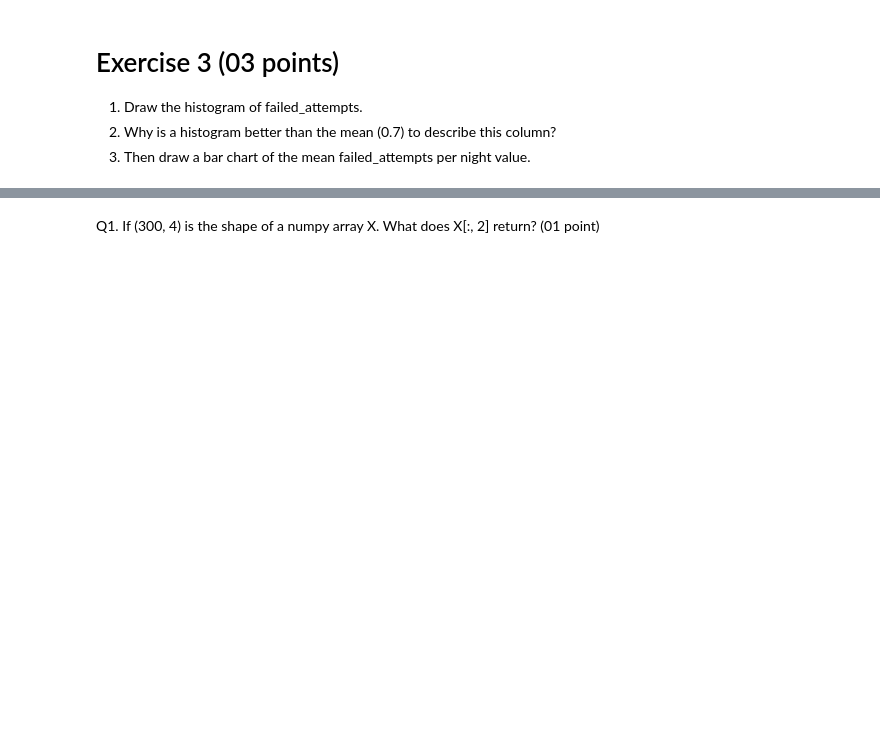
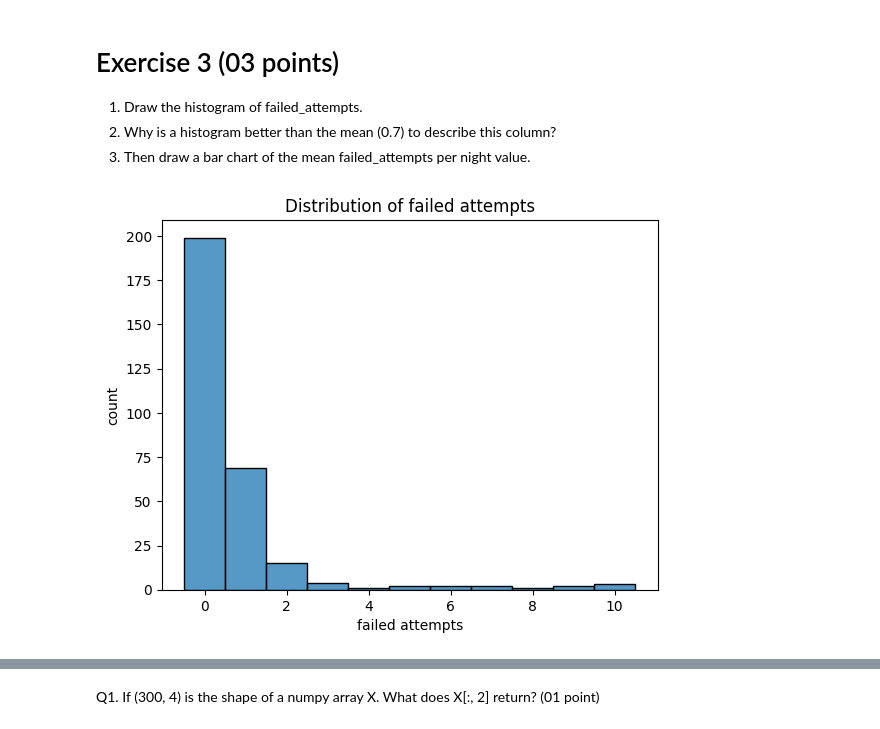
Before and after one commit to mouniboss/tp1, a Jupyter notebook: TP1.ipynb, the cells around one changed output, grey strips where cells are left out. Cells and saved outputs as stored; diff of their text form; code cells hidden in the pictures; blank space fills up the shorter version.

```diff
--- a/TP1.ipynb
+++ b/TP1.ipynb
@@ -78,6 +89,7 @@ log = pd.DataFrame({"user":    rng.choice(["ali", "sara", "yacine", "nour", "kar
 # Choose randomly 12 different indexes and set 12 integer values from [5,11[ in the feature "failed_attempt"
 
 # Write your code here
+log.loc[rng.choice(n, 12, replace=False), "failed_attempts"] = rng.integers(5, 11, 12)
 # %%
 # Autograded cell (Failed attempts)
 # Skip it
@@ -85,6 +97,7 @@ log = pd.DataFrame({"user":    rng.choice(["ali", "sara", "yacine", "nour", "kar
 # Insert 10 missing values randomly
 
 # Write your code here
+log.loc[rng.choice(n, 10, replace=False), "duration_min"] = np.nan
 # %%
 # Auto graded cell (missing values)
 # skip it
@@ -110,7 +129,7 @@ log = pd.DataFrame({"user":    rng.choice(["ali", "sara", "yacine", "nour", "kar
 3. Add a column long_session equal to 1 when duration_min is above 30.
 # %%
 # Write your code here
-# log['long_session'] = ...
+log['long_session'] = (log['duration_min'] > 30).astype(int)
 # %%
 # Autograded cell - Skip it
 # %% [markdown]
@@ -124,3 +140,13 @@ log = pd.DataFrame({"user":    rng.choice(["ali", "sara", "yacine", "nour", "kar
+# %%
+# Draw the histogram of failed_attempts.
+# Write your code here
+sns.histplot(log["failed_attempts"], bins=range(0, 12), discrete=True)
+plt.title("Distribution of failed attempts")
+plt.xlabel("failed attempts")
+plt.ylabel("count")
+plt.show()
+# %% [output]
+[figure, added]
 # %%
 # Auto-graded cell - Skip it...
 # %%
```
Also changed, not shown: parts of 15 cells of this notebook.
